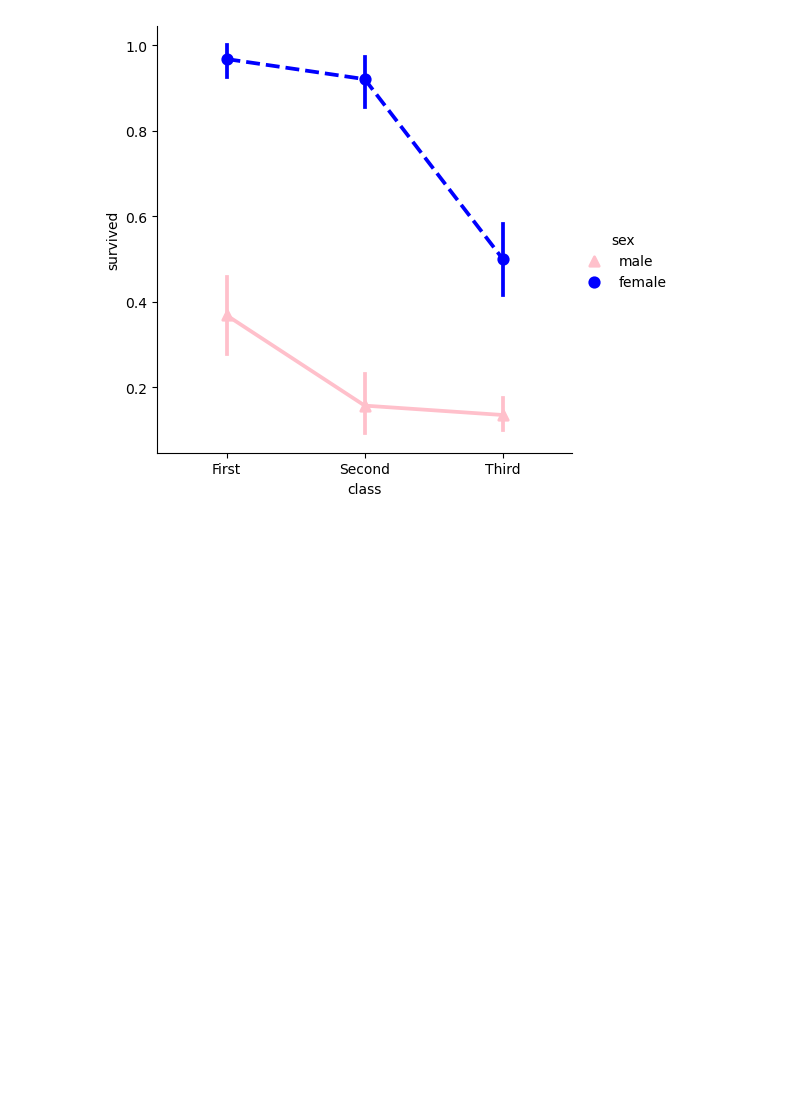
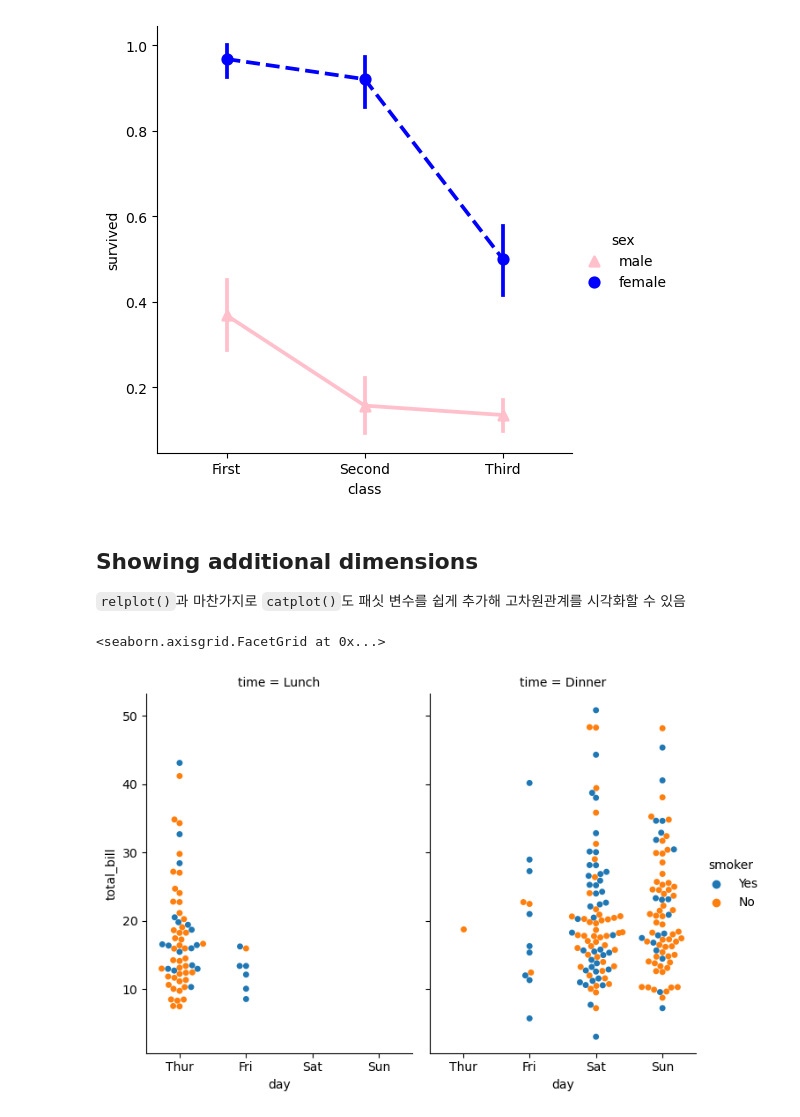
Before and after one commit to jhwn533/Pallet-Town, a Jupyter notebook: Seaborn_Tutorial/Visualizing categorical data.ipynb, the cells around one changed output. Cells and saved outputs as stored; diff of their text form; code cells hidden in the pictures; blank space fills up the shorter version.

Commit message:
Finish Visualizing categorical data.ipynb

```diff
--- a/Seaborn_Tutorial/Visualizing categorical data.ipynb
+++ b/Seaborn_Tutorial/Visualizing categorical data.ipynb
@@ -258,3 +258,14 @@ sns.catplot(
 # %% [output]
 <seaborn.axisgrid.FacetGrid at 0x...>
 [figure]
+# %% [markdown]
+## Showing additional dimensions
+`relplot()`과 마찬가지로 `catplot()`도 패싯 변수를 쉽게 추가해 고차원관계를 시각화할 수 있음
+# %%
+sns.catplot(
+    data=tips, x="day", y="total_bill", hue="smoker",
+    kind="swarm", col="time", aspect=.7,
+)
+# %% [output]
+<seaborn.axisgrid.FacetGrid at 0x...>
+[figure, added]
```
Also changed, not shown: parts of 6 cells of this notebook.
